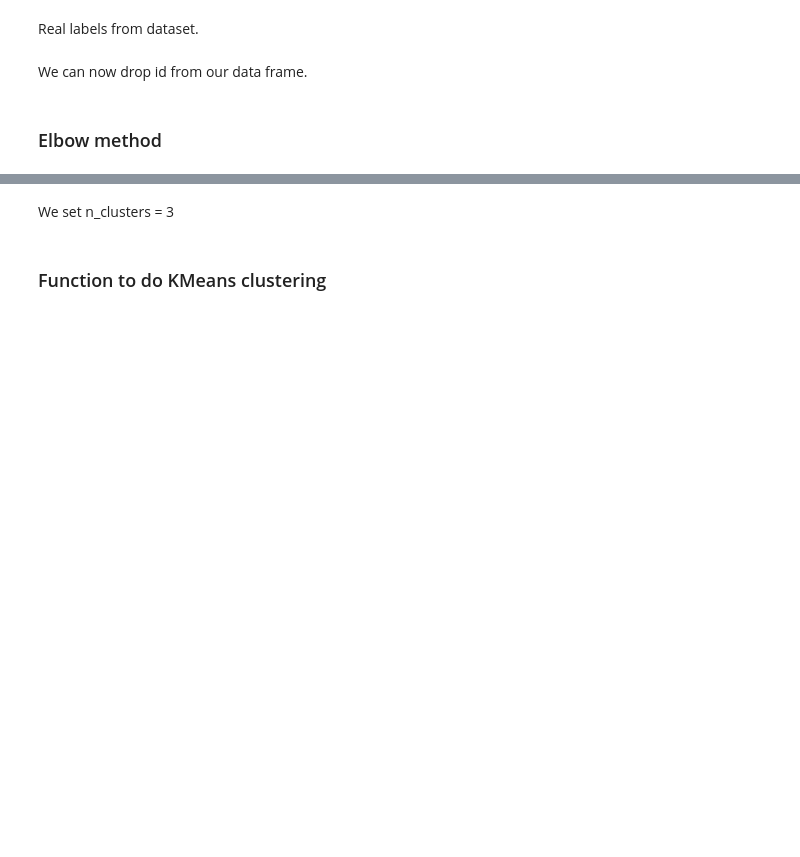
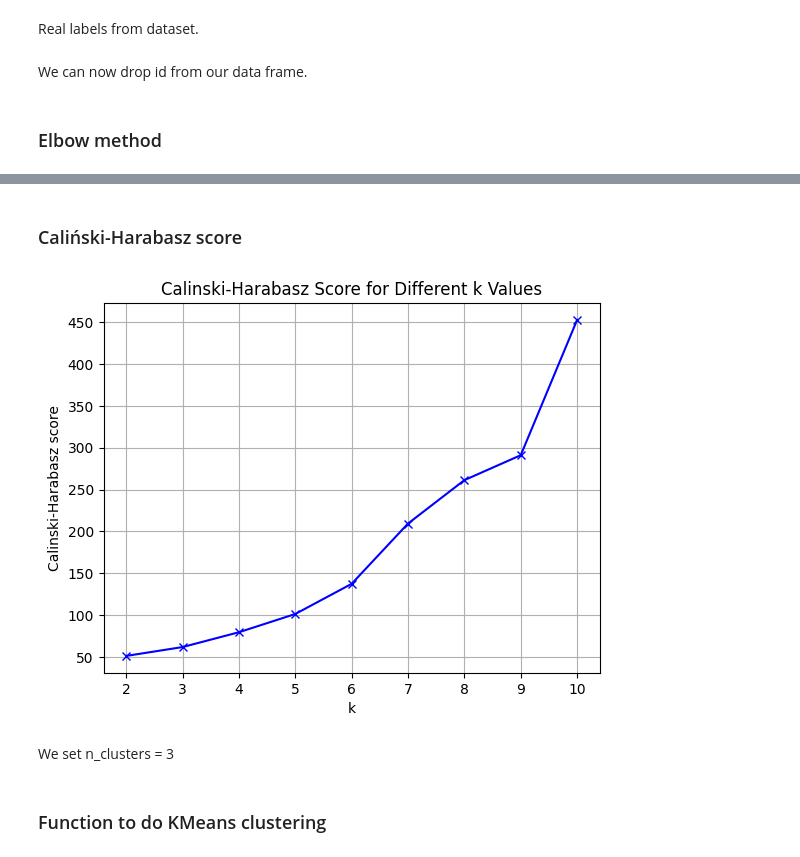
Before and after one commit to FilipLangiewicz/ActivityDetection, a Jupyter notebook: code/AD_2.ipynb, the cells around one changed output, grey strips where cells are left out. Saved outputs shown, nothing was run; the diff lists cells and outputs as text; code cells hidden in the pictures; blank space fills up the shorter version.

```diff
--- a/code/AD_2.ipynb
+++ b/code/AD_2.ipynb
@@ -243,3 +295,19 @@ Number of clusters: 10, Inertia: 3484.823946270545
+# %% [markdown]
+### Caliński-Harabasz score
+# %%
+cluster_num_seq = range(2, 11)
+
+calinski_harabasz_vec = count_clustering_scores(reduced_result, cluster_num_seq, KMeans, calinski_harabasz_score)
+
+plt.plot(cluster_num_seq, calinski_harabasz_vec, 'bx-')
+plt.xlabel('k')
+plt.ylabel('Calinski-Harabasz score')
+plt.title('Calinski-Harabasz Score for Different k Values')
+plt.xticks(cluster_num_seq)
+plt.grid(True)
+plt.show()
+# %% [output]
+[figure, added]
 # %% [markdown]
 We set n_clusters = 3
 # %%
```
Also changed, not shown: parts of 7 cells of this notebook.
